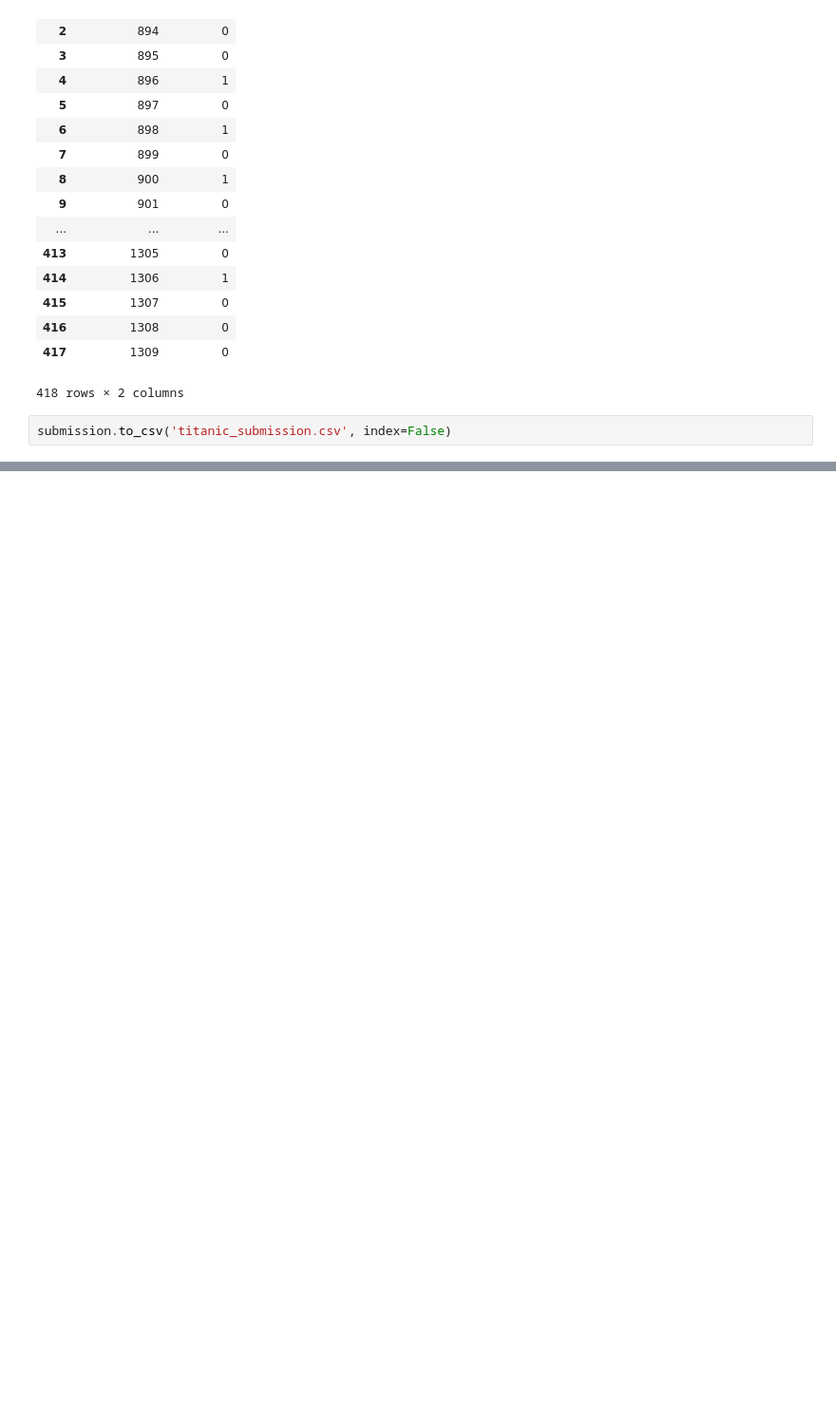
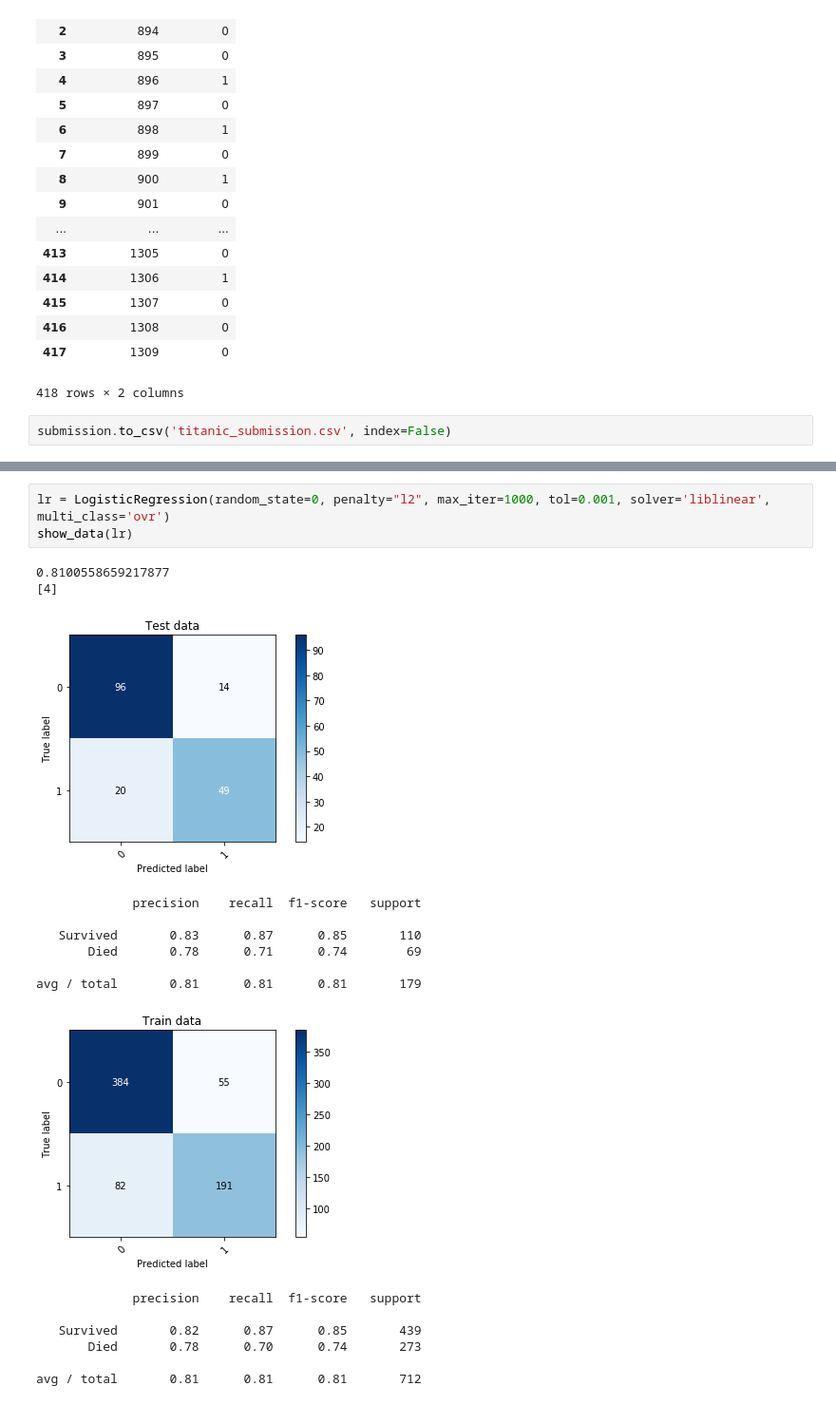
Before and after one commit to ikeinyyo/Kaggle-Titanic-Supervised-Learning, a Jupyter notebook: Titanic.ipynb, the cells around one changed output, grey strips where cells are left out. Shown: that part at 95% size. Cells and saved outputs as stored; diff of their text form; blank space fills up the shorter version.

```diff
--- a/Titanic.ipynb
+++ b/Titanic.ipynb
@@ -327,0 +416,20 @@ submission.to_csv('titanic_submission.csv', index=False)
+# %%
+lr = LogisticRegression(random_state=0, penalty="l2", max_iter=1000, tol=0.001, solver='liblinear', multi_class='ovr')
+show_data(lr)
+# %% [output]
+0.8100558659217877
+[4]
+[figure, added]
+             precision    recall  f1-score   support
+
+   Survived       0.83      0.87      0.85       110
+       Died       0.78      0.71      0.74        69
+
+avg / total       0.81      0.81      0.81       179
+[figure, added]
+             precision    recall  f1-score   support
+
+   Survived       0.82      0.87      0.85       439
+       Died       0.78      0.70      0.74       273
+
+avg / total       0.81      0.81      0.81       712
```
Also changed, not shown: parts of 9 cells of this notebook, 2 other files.
